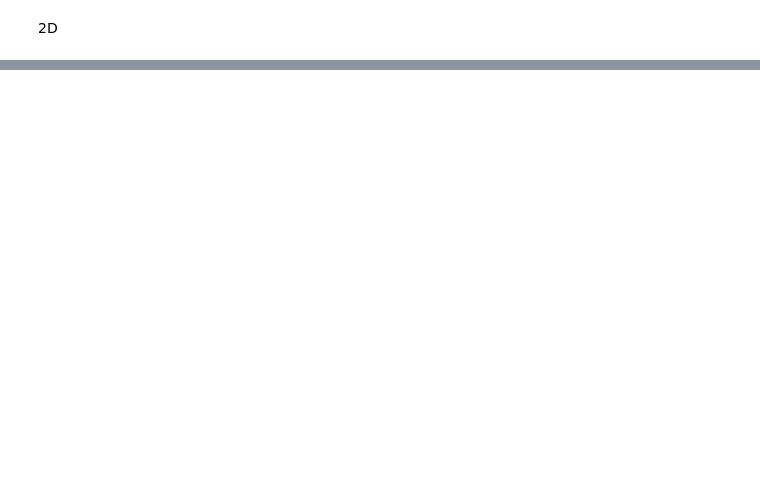
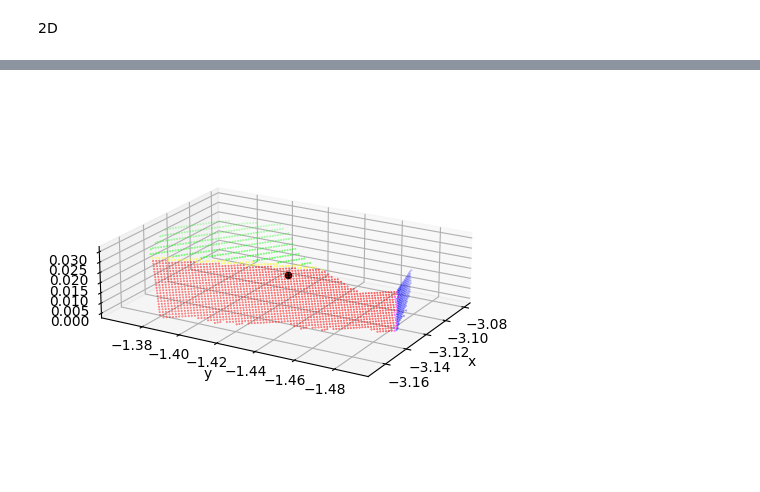
Before and after one commit to n04ka/youBot-brick-layer, a Jupyter notebook: debug.ipynb, the cells around one changed output, grey strips where cells are left out. Saved outputs shown, nothing was run; the diff lists cells and outputs as text; code cells hidden in the pictures; blank space fills up the shorter version.

Commit message:
Project complete

```diff
--- a/debug.ipynb
+++ b/debug.ipynb
@@ -754,0 +727,32 @@ f = lambda a1, a2, a3, a4, x, y: (a1*x + a2*y + a4)/-a3
+# %%
+is_on_plane = lambda plane, points: dist_points2plane(points, plane) < 0.001
+
+planes = []
+
+step_1_cloud = cloud
+d = dict(iteration3D(step_1_cloud, precision=0.001) for _ in range(100))
+planes.append(d[max(d)])
+
+step_2_cloud = step_1_cloud[:, ~is_on_plane(planes[-1], step_1_cloud)]
+d = dict(iteration3D(step_2_cloud, precision=0.001) for _ in range(100))
+planes.append(d[max(d)])
+
+step_3_cloud = step_2_cloud[:, ~is_on_plane(planes[-1], step_2_cloud)]
+d = dict(iteration3D(step_3_cloud, precision=0.001) for _ in range(100))
+planes.append(d[max(d)])
+
+colors = np.array([is_on_plane(plane, cloud) for plane in planes])
+actual_cloud_i = np.any(colors, axis=0)
+center = get_center3D(cloud[:, actual_cloud_i])
+priority = np.count_nonzero(colors, axis=1)
+
+ax = plt.subplot(projection='3d')
+ax.scatter(*cloud[:, actual_cloud_i], s=0.1, c=colors[:, actual_cloud_i].astype(np.uint8).transpose())
+ax.scatter(*center, c='k')
+ax.set_aspect('equal')
+ax.set_xlabel('x')
+ax.set_ylabel('y')
+ax.set_zlabel('z') # type: ignore
+ax.view_init(20, -150)
+# %% [output]
+[figure, added]
```
Also changed, not shown: parts of 38 cells of this notebook, 14 other files.
